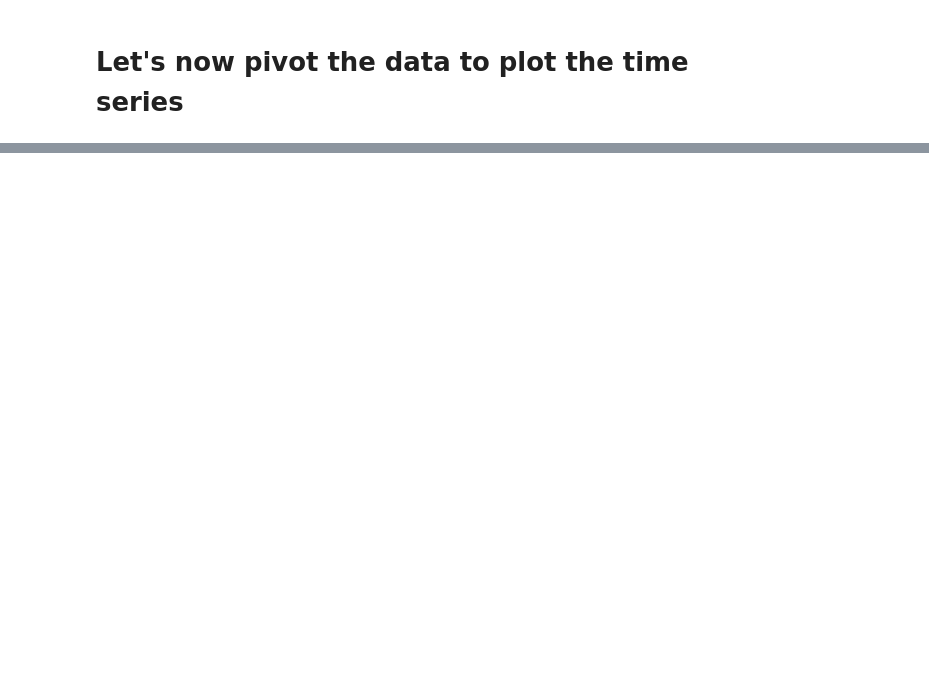
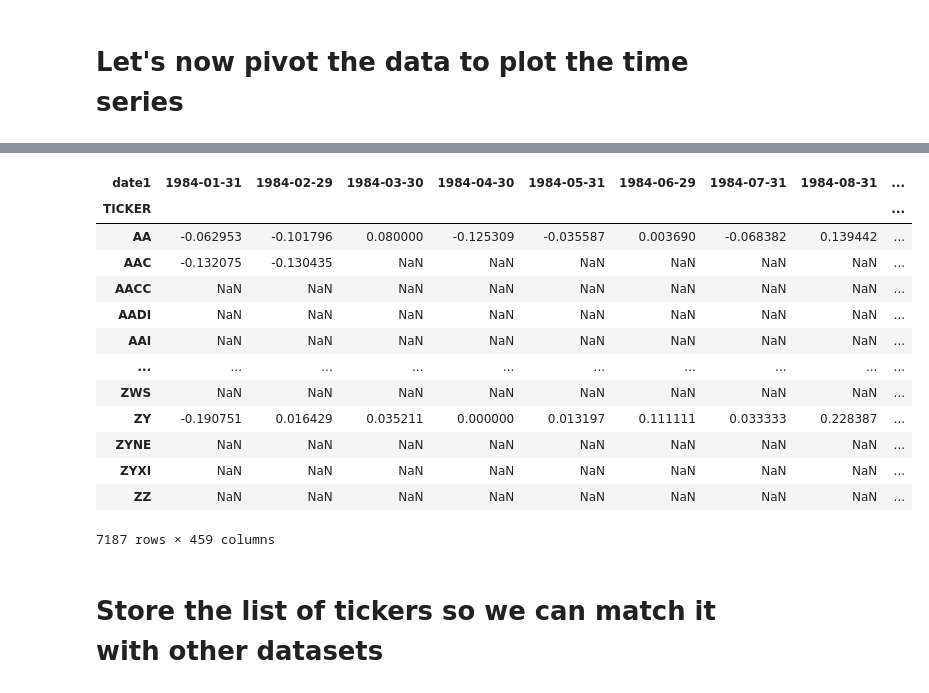
Before and after one commit to ghali-diouri/RA1, a Jupyter notebook: CRSP.ipynb, the cells around one changed output, grey strips where cells are left out. Cells and saved outputs as stored; diff of their text form; code cells hidden in the pictures; blank space fills up the shorter version.

```diff
--- a/CRSP.ipynb
+++ b/CRSP.ipynb
@@ -123,0 +126,19 @@ px.line(ts.iloc[:75].T, color = 'COMNAM', labels = dict(value = 'Return', date1
+# %%
+ts
+# %% [output]
+| date1 | 1984-01-31 | 1984-02-29 | 1984-03-30 | 1984-04-30 | 1984-05-31 | 1984-06-29 | 1984-07-31 | 1984-08-31 | ... |
+| TICKER |  |  |  |  |  |  |  |  | ... |
+| AA | -0.062953 | -0.101796 | 0.080000 | -0.125309 | -0.035587 | 0.003690 | -0.068382 | 0.139442 | ... |
+| AAC | -0.132075 | -0.130435 | NaN | NaN | NaN | NaN | NaN | NaN | ... |
+| AACC | NaN | NaN | NaN | NaN | NaN | NaN | NaN | NaN | ... |
+| AADI | NaN | NaN | NaN | NaN | NaN | NaN | NaN | NaN | ... |
+| AAI | NaN | NaN | NaN | NaN | NaN | NaN | NaN | NaN | ... |
+| ... | ... | ... | ... | ... | ... | ... | ... | ... | ... |
+| ZWS | NaN | NaN | NaN | NaN | NaN | NaN | NaN | NaN | ... |
+| ZY | -0.190751 | 0.016429 | 0.035211 | 0.000000 | 0.013197 | 0.111111 | 0.033333 | 0.228387 | ... |
+| ZYNE | NaN | NaN | NaN | NaN | NaN | NaN | NaN | NaN | ... |
+| ZYXI | NaN | NaN | NaN | NaN | NaN | NaN | NaN | NaN | ... |
+| ZZ | NaN | NaN | NaN | NaN | NaN | NaN | NaN | NaN | ... |
+7187 rows × 459 columns
+# %% [markdown]
+# Store the list of tickers so we can match it with other datasets
```
Also changed, not shown: parts of 10 cells of this notebook, 6 other files.
